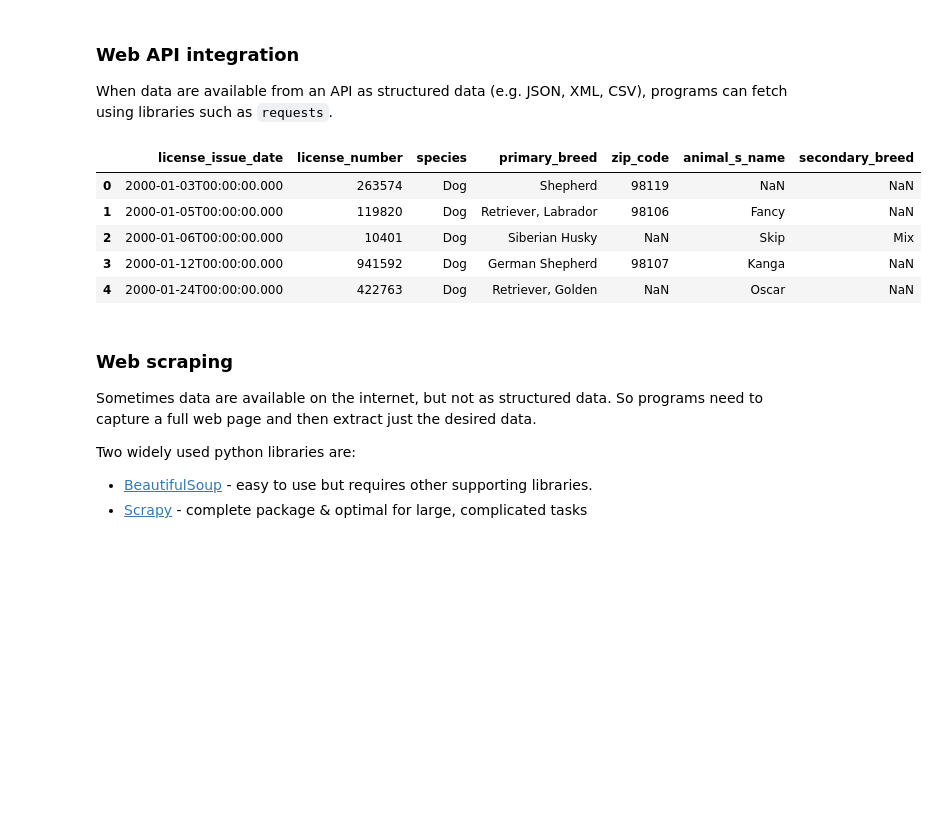
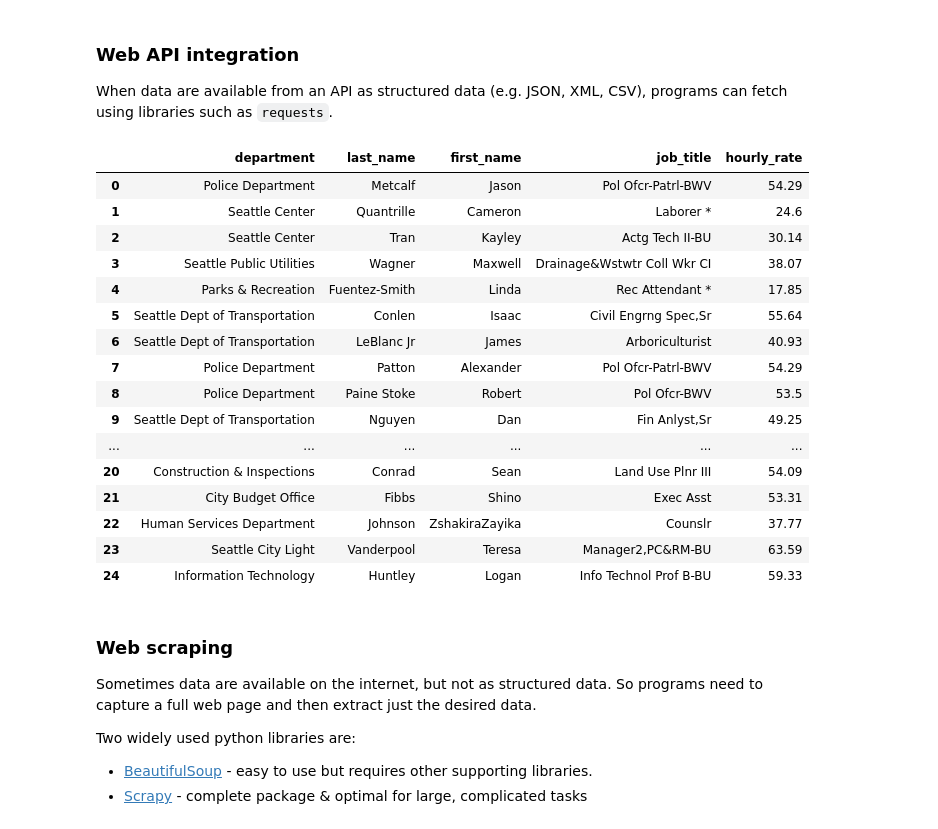
Before and after one commit to brendenwest/ad450, a Jupyter notebook: 3_data_acquisition_cleaning.ipynb, the cells around one changed output. Cells and saved outputs as stored; diff of their text form; code cells hidden in the pictures; blank space fills up the shorter version.

Commit message:
update data examples

```diff
--- a/3_data_acquisition_cleaning.ipynb
+++ b/3_data_acquisition_cleaning.ipynb
@@ -147,18 +198,29 @@ Python programs can load data from web sites using a number of approaches, depen
 When data are available from an API as structured data (e.g. JSON, XML, CSV), programs can fetch using libraries such as `requests`.
 # %%
 import requests
-url = 'https://data.seattle.gov/resource/jguv-t9rb.json'
+url = 'https://data.seattle.gov/resource/2khk-5ukd.json'
 resp = requests.get(url)
 data = resp.json() # parse HTTP response
 licenses = pd.DataFrame(data)
-licenses.head()
+licenses.head(25)
 # %% [output]
-|  | license_issue_date | license_number | species | primary_breed | zip_code | animal_s_name | secondary_breed |
-| 0 | 2000-01-03T00:00:00.000 | 263574 | Dog | Shepherd | 98119 | NaN | NaN |
-| 1 | 2000-01-05T00:00:00.000 | 119820 | Dog | Retriever, Labrador | 98106 | Fancy | NaN |
-| 2 | 2000-01-06T00:00:00.000 | 10401 | Dog | Siberian Husky | NaN | Skip | Mix |
-| 3 | 2000-01-12T00:00:00.000 | 941592 | Dog | German Shepherd | 98107 | Kanga | NaN |
-| 4 | 2000-01-24T00:00:00.000 | 422763 | Dog | Retriever, Golden | NaN | Oscar | NaN |
+|  | department | last_name | first_name | job_title | hourly_rate |
+| 0 | Police Department | Metcalf | Jason | Pol Ofcr-Patrl-BWV | 54.29 |
+| 1 | Seattle Center | Quantrille | Cameron | Laborer * | 24.6 |
+| 2 | Seattle Center | Tran | Kayley | Actg Tech II-BU | 30.14 |
+| 3 | Seattle Public Utilities | Wagner | Maxwell | Drainage&Wstwtr Coll Wkr CI | 38.07 |
+| 4 | Parks & Recreation | Fuentez-Smith | Linda | Rec Attendant * | 17.85 |
+| 5 | Seattle Dept of Transportation | Conlen | Isaac | Civil Engrng Spec,Sr | 55.64 |
+| 6 | Seattle Dept of Transportation | LeBlanc Jr | James | Arboriculturist | 40.93 |
+| 7 | Police Department | Patton | Alexander | Pol Ofcr-Patrl-BWV | 54.29 |
+| 8 | Police Department | Paine Stoke | Robert | Pol Ofcr-BWV | 53.5 |
+| 9 | Seattle Dept of Transportation | Nguyen | Dan | Fin Anlyst,Sr | 49.25 |
+| ... | ... | ... | ... | ... | ... |
+| 20 | Construction & Inspections | Conrad | Sean | Land Use Plnr III | 54.09 |
+| 21 | City Budget Office | Fibbs | Shino | Exec Asst | 53.31 |
+| 22 | Human Services Department | Johnson | ZshakiraZayika | Counslr | 37.77 |
+| 23 | Seattle City Light | Vanderpool | Teresa | Manager2,PC&RM-BU | 63.59 |
+| 24 | Information Technology | Huntley | Logan | Info Technol Prof B-BU | 59.33 |
 # %% [markdown]
 ### Web scraping
 
```
Also changed, not shown: parts of 3 cells of this notebook.
